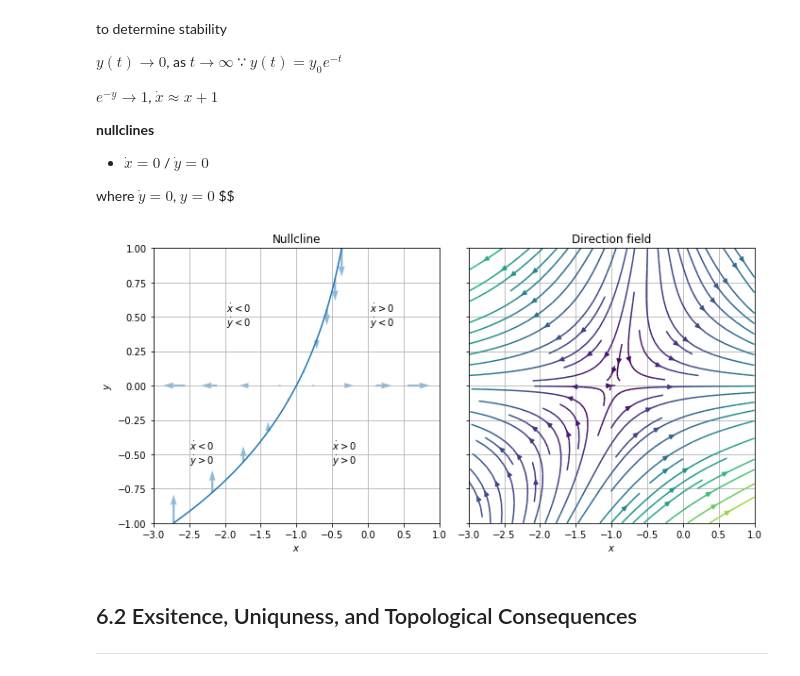
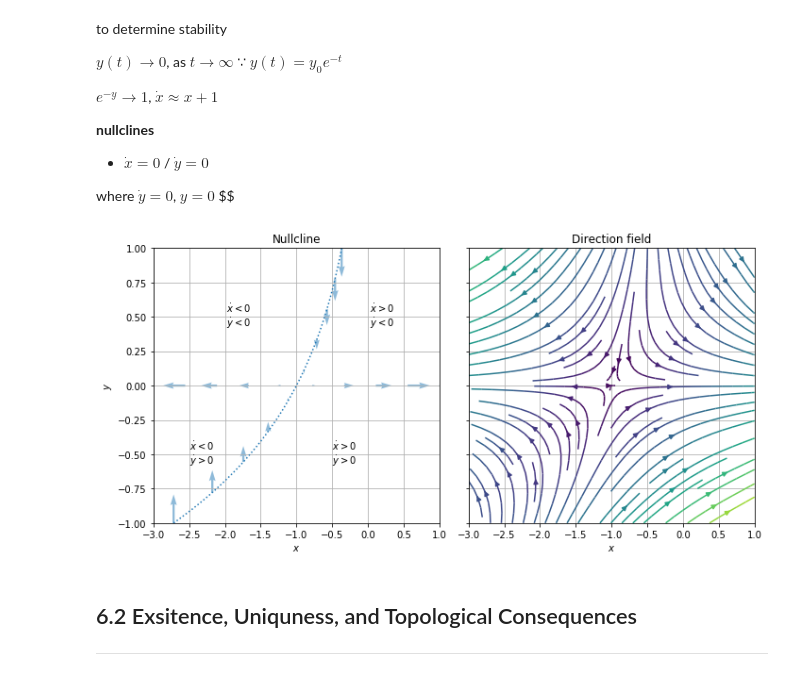
Before and after one commit to shumez/NLDC, a Jupyter notebook: c06/note.ipynb, the cells around one changed output. Drawn from its saved outputs; the diff is of its cells as text; code cells hidden in the pictures.

```diff
--- a/c06/note.ipynb
+++ b/c06/note.ipynb
@@ -196,35 +196,35 @@ y = np.linspace(ylim[0], ylim[1], 10)
 x, y_dot = nullcline_x(y)
 x_dot = np.repeat(0, 10)
 ax0.quiver(x, y, x_dot, y_dot, color=c[0], alpha=.5)
 
 y = np.linspace(ylim[0], ylim[1], 100)
 x, y_dot = nullcline_x(y)
-ax0.plot(x, y, c=c[0])
+ax0.plot(x, y, c=c[0], linestyle=l[3])
 
 ax0.text((xlim[0]-np.exp(-ylim[0]/2))/2, ylim[0]/2, r'$\dot{x} < 0$' '\n' r'$\dot{y} > 0$', horizontalalignment='center', verticalalignment='center')
 ax0.text((xlim[1]-np.exp(-ylim[0]/2))/2, ylim[0]/2, r'$\dot{x} > 0$' '\n' r'$\dot{y} > 0$', horizontalalignment='center', verticalalignment='center')
 ax0.text((xlim[1]-np.exp(-ylim[1]/2))/2, ylim[1]/2, r'$\dot{x} > 0$' '\n' r'$\dot{y} < 0$', horizontalalignment='center', verticalalignment='center')
 ax0.text((xlim[0]-np.exp(-ylim[1]/2))/2, ylim[1]/2, r'$\dot{x} < 0$' '\n' r'$\dot{y} < 0$', horizontalalignment='center', verticalalignment='center')
 
 # x = - np.exp(-y)
 
 ax0.set_xlabel(r'$x$')
 ax0.set_ylabel(r'$y$')
 ax0.grid(True)
 ax0.set_title('Nullcline')
 ax0.set_xlim(xlim[0], xlim[1])
 ax0.set_ylim(ylim[0], ylim[1])
 
 plt.tight_layout()
 
 plt.savefig(('img/fig_%s.png' % figname), dpi=None, facecolor='w', edgecolor='w',
             orientation='portrait', papertype=None, format='png',
             transparent=False, bbox_inches=None, pad_inches=0.1,
             frameon=None)
 
 plt.show()
 # %% [output]
-[figure, old version]
+[figure, new version]
 # %% [markdown]
 ## 6.2 Exsitence, Uniquness, and Topological Consequences
 ---
```
